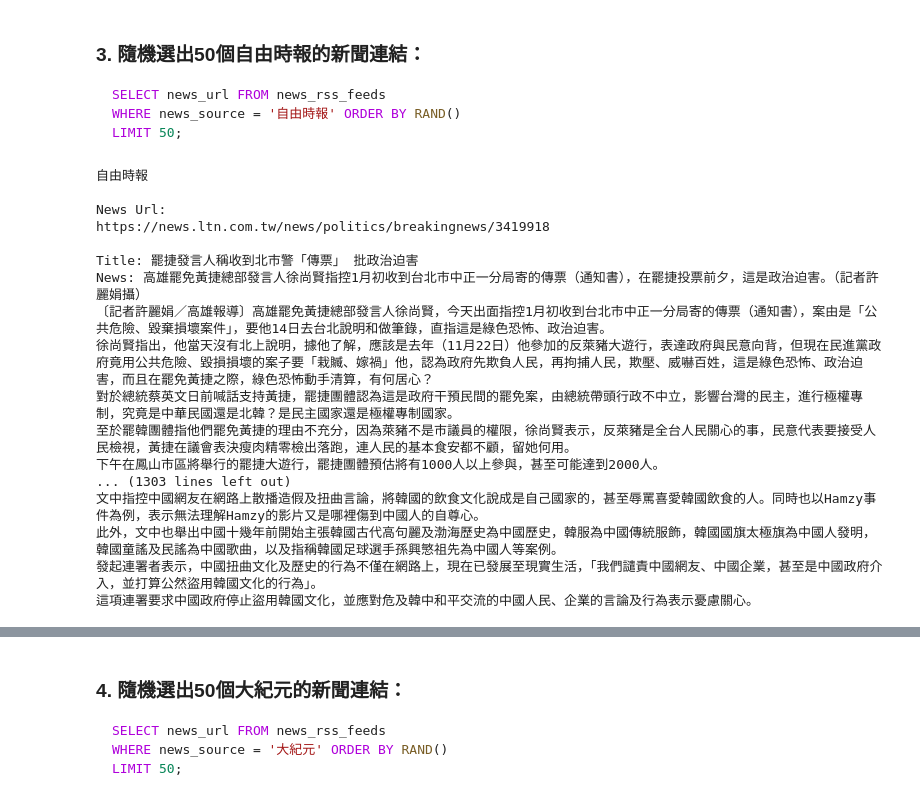
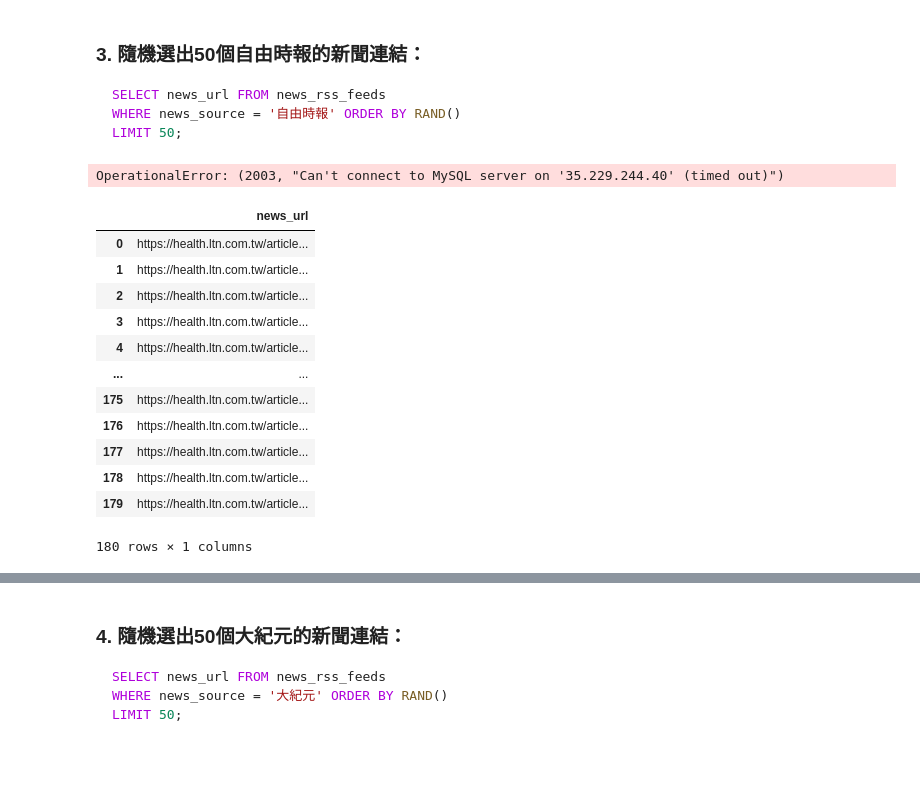
Before and after one commit to garyhsu29/chinese_nlp, a Jupyter notebook: news_parser/content_source_top10.ipynb, the cells around one changed output, grey strips where cells are left out. Drawn from its saved outputs; the diff is of its cells as text; code cells hidden in the pictures; blank space fills up the shorter version.

```diff
--- a/news_parser/content_source_top10.ipynb
+++ b/news_parser/content_source_top10.ipynb
@@ -334,6 +387,31 @@ SELECT news_url FROM news_rss_feeds
 WHERE news_source = '自由時報' ORDER BY RAND()
 LIMIT 100; """
 ltn_test_urls = query_from_db(ltn_msn_sql)
+# %%
+ltn_sql_null = """
+SELECT nrf.news_url
+FROM news_rss_feeds nrf
+LEFT JOIN news_contents nc ON nrf.news_rss_feeds_id = nc.news_rss_feeds_id
+WHERE nrf.rss_source = 'LTN' and nc.news_published_date IS NULL and nrf.processed_success = 1"""
+ltn_test_urls = query_from_db(ltn_sql_null)
+# %% [output]
+OperationalError: (2003, "Can't connect to MySQL server on '35.229.244.40' (timed out)")
+# %%
+ltn_test_urls
+# %% [output]
+|  | news_url |
+| 0 | https://health.ltn.com.tw/article... |
+| 1 | https://health.ltn.com.tw/article... |
+| 2 | https://health.ltn.com.tw/article... |
+| 3 | https://health.ltn.com.tw/article... |
+| 4 | https://health.ltn.com.tw/article... |
+| ... | ... |
+| 175 | https://health.ltn.com.tw/article... |
+| 176 | https://health.ltn.com.tw/article... |
+| 177 | https://health.ltn.com.tw/article... |
+| 178 | https://health.ltn.com.tw/article... |
+| 179 | https://health.ltn.com.tw/article... |
+180 rows × 1 columns
 # %%
 def ltn_content_processor(url):
     postfix = ["""一手掌握經濟脈動
@@ -502,24 +597,3 @@ def ltn_content_processor(url):
         #content_parser.logger.error('LTN url: {} did not process properly'.format(url))
         return
     return res_dict
-# %%
-print('自由時報')
-print_util(ltn_test_urls.values,ltn_content_processor)
-# %% [output]
-自由時報
-
-News Url:
-https://news.ltn.com.tw/news/politics/breakingnews/3419918
-
-Title: 罷捷發言人稱收到北市警「傳票」 批政治迫害
-News: 高雄罷免黃捷總部發言人徐尚賢指控1月初收到台北市中正一分局寄的傳票（通知書），在罷捷投票前夕，這是政治迫害。（記者許麗娟攝）
-〔記者許麗娟／高雄報導〕高雄罷免黃捷總部發言人徐尚賢，今天出面指控1月初收到台北市中正一分局寄的傳票（通知書），案由是「公共危險、毀棄損壞案件」，要他14日去台北說明和做筆錄，直指這是綠色恐怖、政治迫害。
-徐尚賢指出，他當天沒有北上說明，據他了解，應該是去年（11月22日）他參加的反萊豬大遊行，表達政府與民意向背，但現在民進黨政府竟用公共危險、毀損損壞的案子要「栽贓、嫁禍」他，認為政府先欺負人民，再拘捕人民，欺壓、威嚇百姓，這是綠色恐怖、政治迫害，而且在罷免黃捷之際，綠色恐怖動手清算，有何居心？
-對於總統蔡英文日前喊話支持黃捷，罷捷團體認為這是政府干預民間的罷免案，由總統帶頭行政不中立，影響台灣的民主，進行極權專制，究竟是中華民國還是北韓？是民主國家還是極權專制國家。
-至於罷韓團體指他們罷免黃捷的理由不充分，因為萊豬不是市議員的權限，徐尚賢表示，反萊豬是全台人民關心的事，民意代表要接受人民檢視，黃捷在議會表決瘦肉精零檢出落跑，連人民的基本食安都不顧，留她何用。
-下午在鳳山市區將舉行的罷捷大遊行，罷捷團體預估將有1000人以上參與，甚至可能達到2000人。
-... (1303 lines left out)
-文中指控中國網友在網路上散播造假及扭曲言論，將韓國的飲食文化說成是自己國家的，甚至辱罵喜愛韓國飲食的人。同時也以Hamzy事件為例，表示無法理解Hamzy的影片又是哪裡傷到中國人的自尊心。
-此外，文中也舉出中國十幾年前開始主張韓國古代高句麗及渤海歷史為中國歷史，韓服為中國傳統服飾，韓國國旗太極旗為中國人發明，韓國童謠及民謠為中國歌曲，以及指稱韓國足球選手孫興慜祖先為中國人等案例。
-發起連署者表示，中國扭曲文化及歷史的行為不僅在網路上，現在已發展至現實生活，「我們譴責中國網友、中國企業，甚至是中國政府介入，並打算公然盜用韓國文化的行為」。
-這項連署要求中國政府停止盜用韓國文化，並應對危及韓中和平交流的中國人民、企業的言論及行為表示憂慮關心。
```
Also changed, not shown: parts of 23 cells of this notebook, 1 other file.
